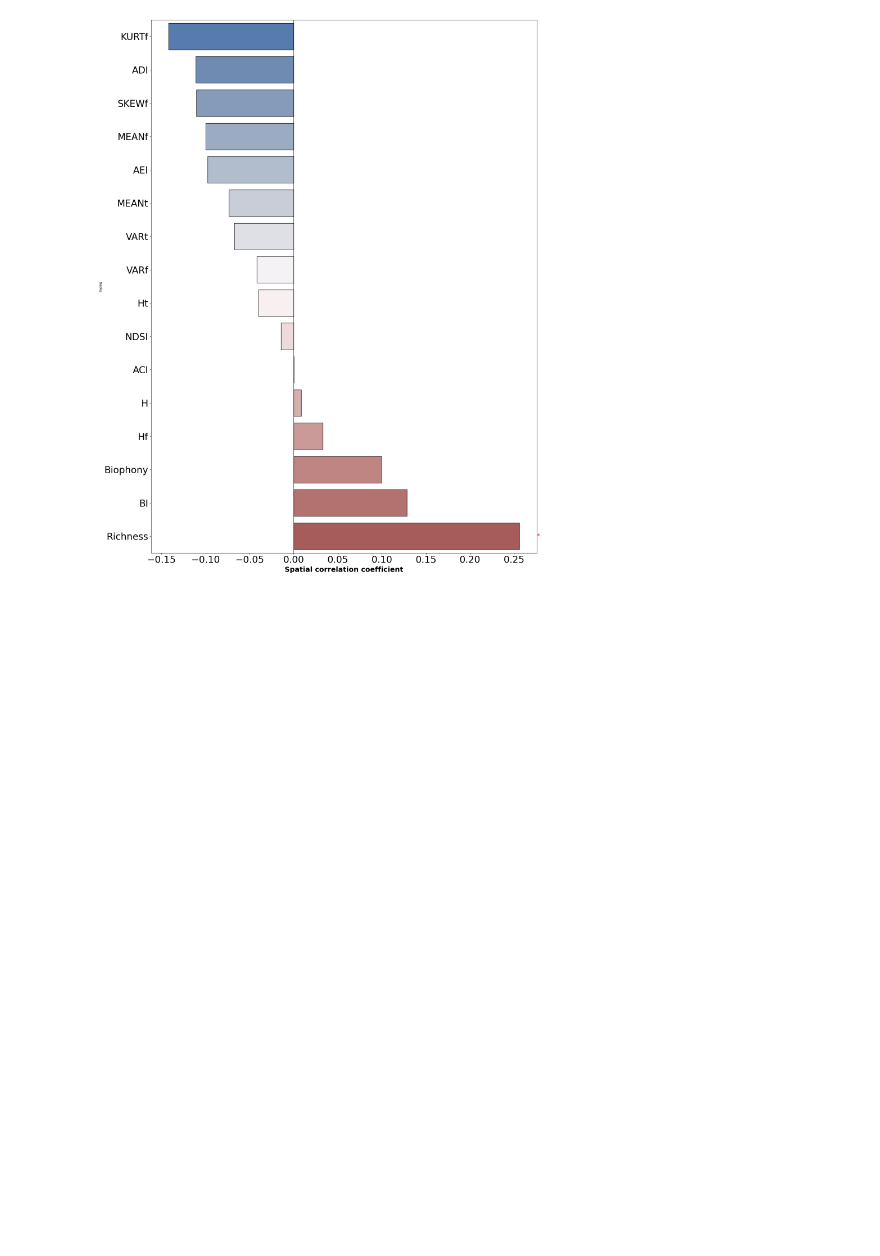
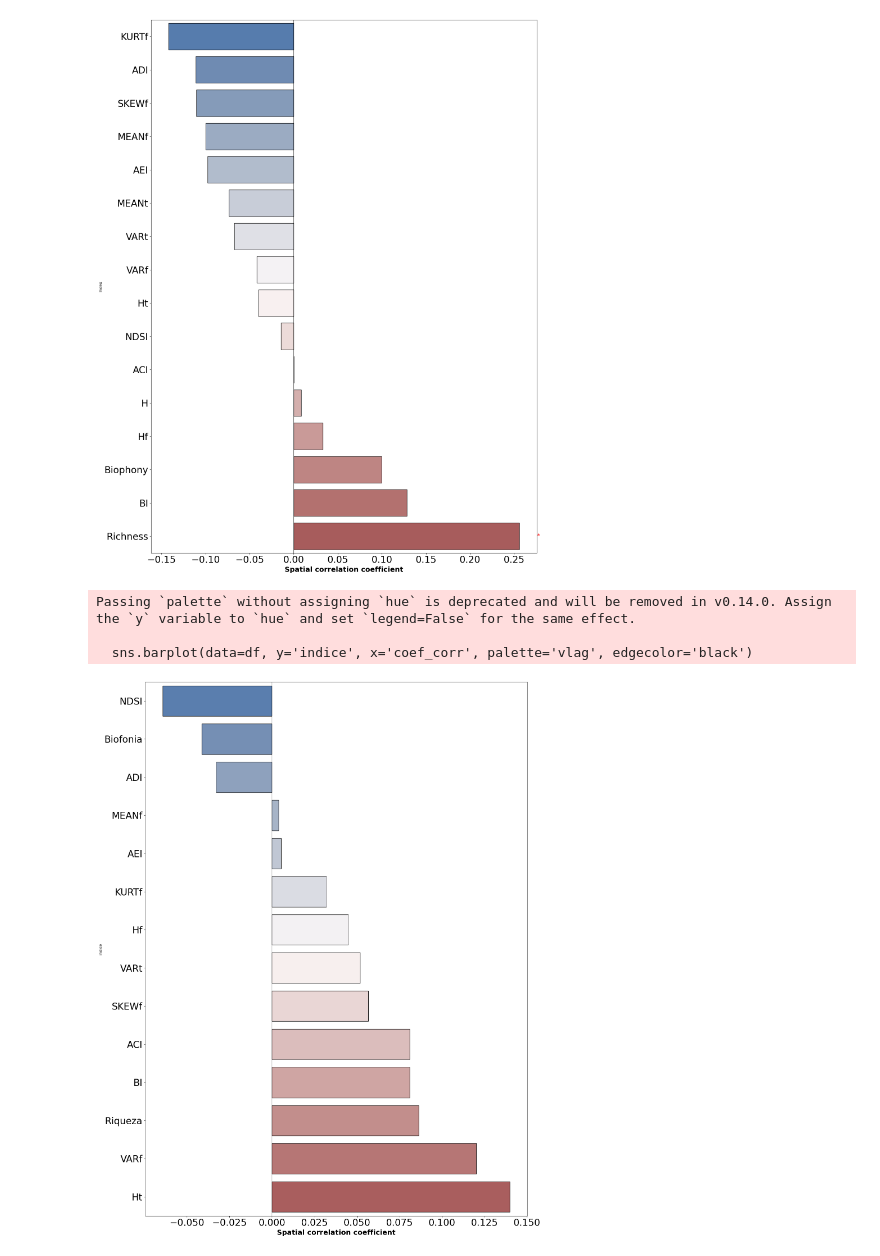
Before and after one commit to camilobehrens/figuras_mauro, a Jupyter notebook: codigo/fig_mantel.ipynb, the cells around one changed output. Drawn from its saved outputs; the diff is of its cells as text; code cells hidden in the pictures; blank space fills up the shorter version.

Commit message:
modificaciones varias

```diff
--- a/codigo/fig_mantel.ipynb
+++ b/codigo/fig_mantel.ipynb
@@ -49,3 +49,83 @@ Passing `palette` without assigning `hue` is deprecated and will be removed in v
 
   sns.barplot(data=df, y='Index', x='Coef_corr', palette='vlag', edgecolor='black')
 [figure]
+# %%
+# z-normalization
+
+import matplotlib.pyplot as plt
+import seaborn as sns
+import pandas as pd
+
+
+
+df = pd.DataFrame({
+    "indice": ["ACI", "ADI", "AEI", "BI", "Hf", "Ht", "KURTf", "MEANf",
+               "NDSI", "SKEWf", "VARf", "VARt", "Riqueza", "Biofonia"],
+    "coef_corr": [0.08107925997674065, -0.032751633499949785, 0.00545720181539589,
+                  0.08107925997674065, 0.04500069648485712, 0.13992477963543065,
+                  0.03205190917837464, 0.003855610590457181, -0.06432734140391909,
+                  0.05673403672904797, 0.12016793383717804, 0.051830783334899086,
+                  0.08636477017619446, -0.04125328400708794],
+    "p_value": [0.7349, 0.6611, 0.9394, 0.3247, 0.564, 0.0775, 0.6578, 0.9623,
+                0.4397, 0.4357, 0.0775, 0.4605, 0.2239, 0.6174],
+})
+
+
+# Crear columna para significancia con asterisco
+df['significativo'] = df['p_value'] < 0.05
+df['label'] = df.apply(lambda row: '*' if row['significativo'] else '', axis=1)
+
+# Ordenar para mejor visualización si se quiere (opcional)
+df = df.sort_values('coef_corr')
+
+# Figura
+plt.figure(figsize=(16,20))
+sns.barplot(data=df, y='indice', x='coef_corr', palette='vlag', edgecolor='black')
+
+# Añadir asteriscos en barras significativas
+for i, row in enumerate(df.itertuples()):
+    if row.significativo:
+        xpos = row.coef_corr + 0.02 if row.coef_corr >= 0 else row.coef_corr - 0.04
+        plt.text(xpos, i, row.label, color='red', fontsize=16, va='center', ha='left')
+
+plt.axvline(0, color='black', linewidth=0.8)
+plt.xlabel('Spatial correlation coefficient', fontsize=18, fontweight='bold')
+#plt.ylabel('Índice', fontsize=18)
+plt.yticks(fontsize=24)
+plt.xticks(fontsize=24)
+#plt.title('Coeficientes de correlación con significancia (*)')
+plt.tight_layout()
+plt.show()
+
+
+
+# Crear columna para significancia con asterisco
+df['significativo'] = df['p_value'] < 0.05
+df['label'] = df.apply(lambda row: '*' if row['significativo'] else '', axis=1)
+
+# Ordenar para mejor visualización si se quiere (opcional)
+df = df.sort_values('Coef_corr')
+
+# Figura
+plt.figure(figsize=(16,20))
+sns.barplot(data=df, y='Index', x='Coef_corr', palette='vlag', edgecolor='black')
+
+# Añadir asteriscos en barras significativas
+for i, row in enumerate(df.itertuples()):
+    if row.significativo:
+        xpos = row.Coef_corr + 0.02 if row.Coef_corr >= 0 else row.Coef_corr - 0.04
+        plt.text(xpos, i, row.label, color='red', fontsize=16, va='center', ha='left')
+
+plt.axvline(0, color='black', linewidth=0.8)
+plt.xlabel('Spatial correlation coefficient', fontsize=18, fontweight='bold')
+#plt.ylabel('Índice', fontsize=18)
+plt.yticks(fontsize=24)
+plt.xticks(fontsize=24)
+#plt.title('Coeficientes de correlación con significancia (*)')
+plt.tight_layout()
+plt.show()
+# %% [output]
+Passing `palette` without assigning `hue` is deprecated and will be removed in v0.14.0. Assign the `y` variable to `hue` and set `legend=False` for the same effect.
+
+  sns.barplot(data=df, y='indice', x='coef_corr', palette='vlag', edgecolor='black')
+[figure, added]
```
Also changed, not shown: parts of 1 cell of this notebook, 5 other files.
